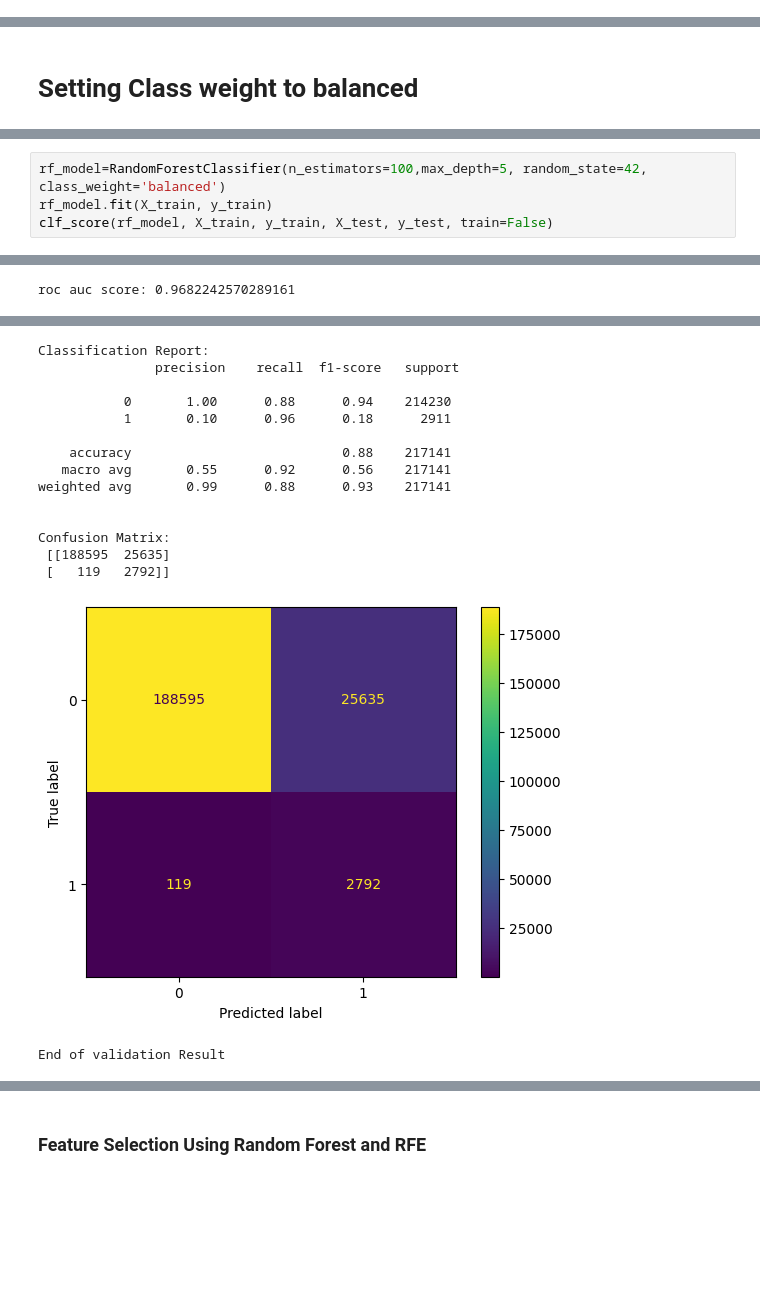
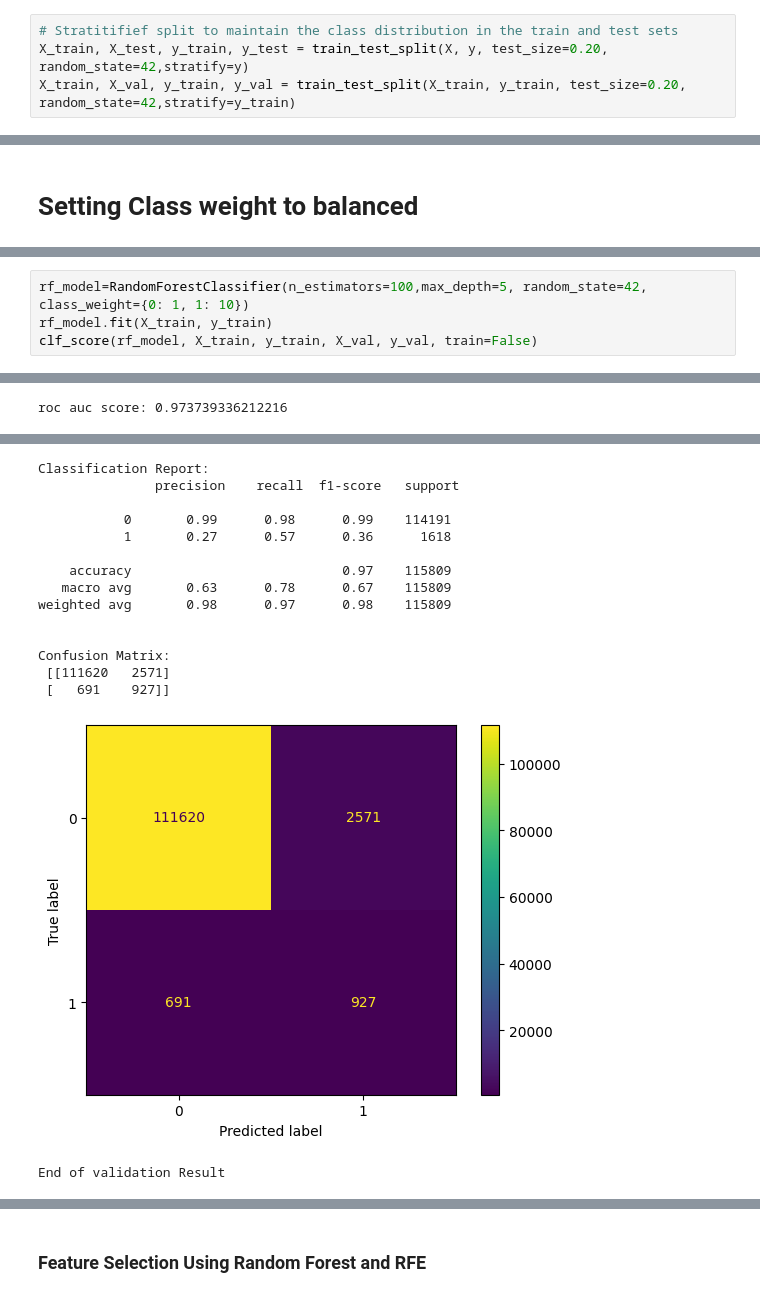
Before and after one commit to McGill-MMA-EnterpriseAnalytics/Revenue-Radar, a Jupyter notebook: Data Scientist-Conversion/Conversion_Prediction.ipynb, the cells around one changed output, grey strips where cells are left out. Cells and saved outputs as stored; diff of their text form; blank space fills up the shorter version.

```diff
--- a/Data Scientist-Conversion/Conversion_Prediction.ipynb
+++ b/Data Scientist-Conversion/Conversion_Prediction.ipynb
@@ -176,3 +176,7 @@ X_train, X_test, y_train, y_test = train_test_split(X, y, test_size=0.30, random
+# %%
+# Stratitifief split to maintain the class distribution in the train and test sets
+X_train, X_test, y_train, y_test = train_test_split(X, y, test_size=0.20, random_state=42,stratify=y)
+X_train, X_val, y_train, y_val = train_test_split(X_train, y_train, test_size=0.20, random_state=42,stratify=y_train)
 # %%
 def plot_roc_curve(fpr, tpr, roc_auc):
     plt.title('Receiver Operating Characteristic')
@@ -278,6 +282,6 @@ Confusion Matrix:
 End of validation Result
 # %%
-rf_model=RandomForestClassifier(n_estimators=100,max_depth=5, random_state=42, class_weight='balanced')
+rf_model=RandomForestClassifier(n_estimators=100,max_depth=5, random_state=42, class_weight={0: 1, 1: 10})
 rf_model.fit(X_train, y_train)
-clf_score(rf_model, X_train, y_train, X_test, y_test, train=False)
+clf_score(rf_model, X_train, y_train, X_val, y_val, train=False)
 # %% [output]
@@ -285 +289 @@ clf_score(rf_model, X_train, y_train, X_test, y_test, train=False)
-roc auc score: 0.9682242570289161
+roc auc score: 0.973739336212216
@@ -287,18 +291,18 @@ roc auc score: 0.9682242570289161
 Classification Report:
                precision    recall  f1-score   support
 
-           0       1.00      0.88      0.94    214230
-           1       0.10      0.96      0.18      2911
+           0       0.99      0.98      0.99    114191
+           1       0.27      0.57      0.36      1618
 
-    accuracy                           0.88    217141
-   macro avg       0.55      0.92      0.56    217141
-weighted avg       0.99      0.88      0.93    217141
+    accuracy                           0.97    115809
+   macro avg       0.63      0.78      0.67    115809
+weighted avg       0.98      0.97      0.98    115809
 
 
 Confusion Matrix:
- [[188595  25635]
- [   119   2792]]
+ [[111620   2571]
+ [   691    927]]
-[figure, old version]
+[figure, new version]
 End of validation Result
 # %%
 scale_pos_weight = y_train.value_counts()[0] / y_train.value_counts()[1]
```
Also changed, not shown: parts of 32 cells of this notebook.
